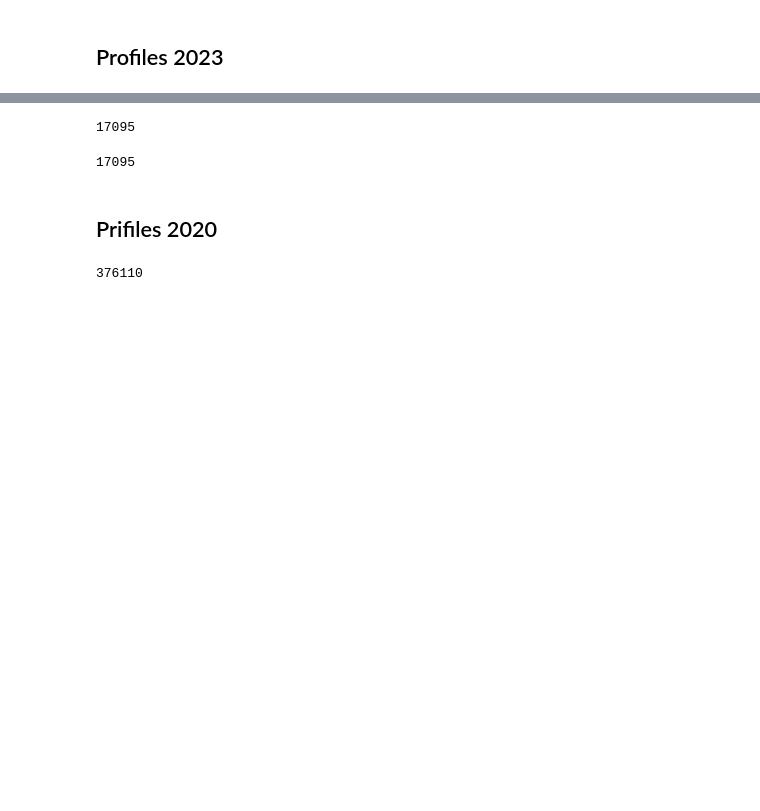
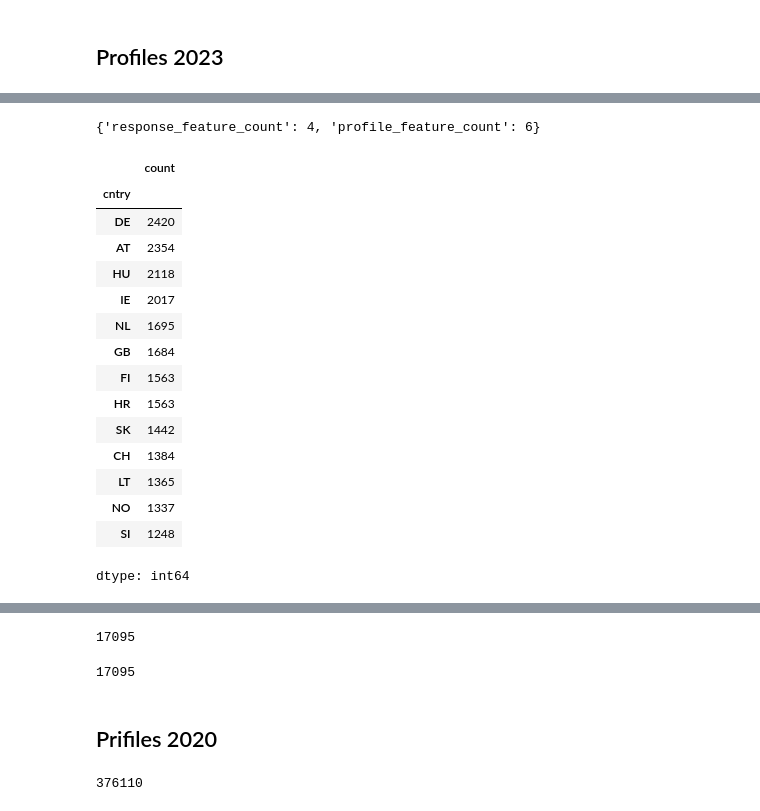
Before and after one commit to antndlcrx/LLM-for-Social-Science-Research, a Jupyter notebook: survey_mappings.ipynb, the cells around one changed output, grey strips where cells are left out. Cells and saved outputs as stored; diff of their text form; code cells hidden in the pictures; blank space fills up the shorter version.

```diff
--- a/survey_mappings.ipynb
+++ b/survey_mappings.ipynb
@@ -357,7 +351,7 @@ class SurveyProfileGenerator:
 # %% [markdown]
 # ESS
 # %%
-directory = 'LLM-for-Social-Science-Research/mappings/2020/'
+directory = 'LLM-for-Social-Science-Research/mappings/ESS/2023'
 
 survey_mappings = {}
 
@@ -369,7 +363,7 @@ for filename in os.listdir(directory):
             survey_mappings[section_name] = json.load(file)
 
 
-ess = pd.read_csv('LLM-for-Social-Science-Research/ESS10.csv')
+ess = pd.read_csv('LLM-for-Social-Science-Research/ESS11.csv')
 # %%
 ess['cntry'].nunique()
 # %% [output]
@@ -564,3 +589,27 @@ len(profiles)
+# %%
+result = count_feature_occurrences(profiles, 'weasoff', 5)
+print(result)
+# %% [output]
+{'response_feature_count': 4, 'profile_feature_count': 6}
+# %%
+ess['cntry'].value_counts()
+# %% [output]
+|  | count |
+| cntry |  |
+| DE | 2420 |
+| AT | 2354 |
+| HU | 2118 |
+| IE | 2017 |
+| NL | 1695 |
+| GB | 1684 |
+| FI | 1563 |
+| HR | 1563 |
+| SK | 1442 |
+| CH | 1384 |
+| LT | 1365 |
+| NO | 1337 |
+| SI | 1248 |
+dtype: int64
 # %%
 profile_signatures = set()
 for profile in profiles:
```
Also changed, not shown: parts of 10 cells of this notebook.
